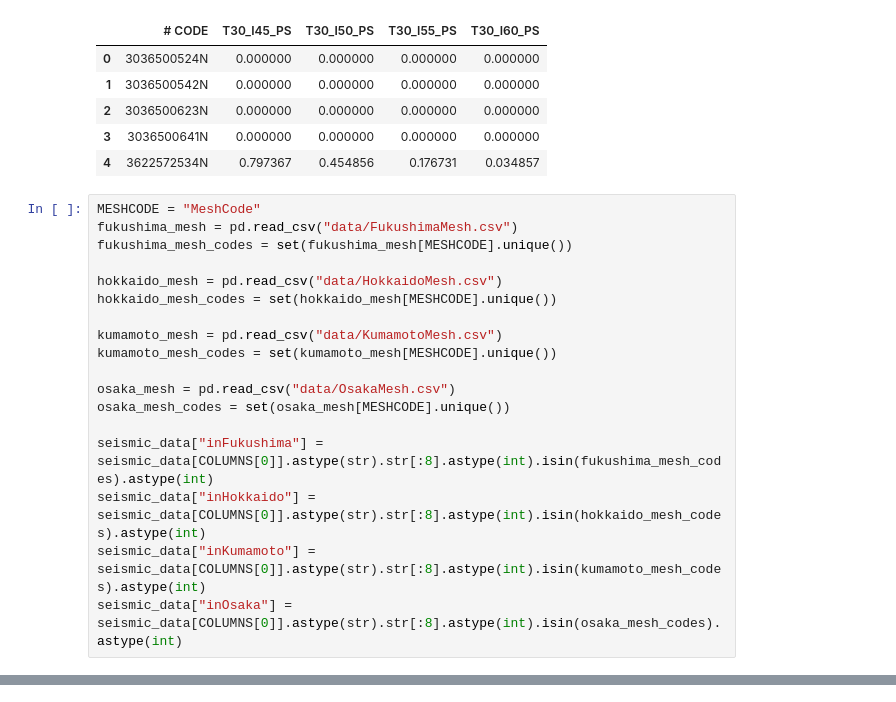
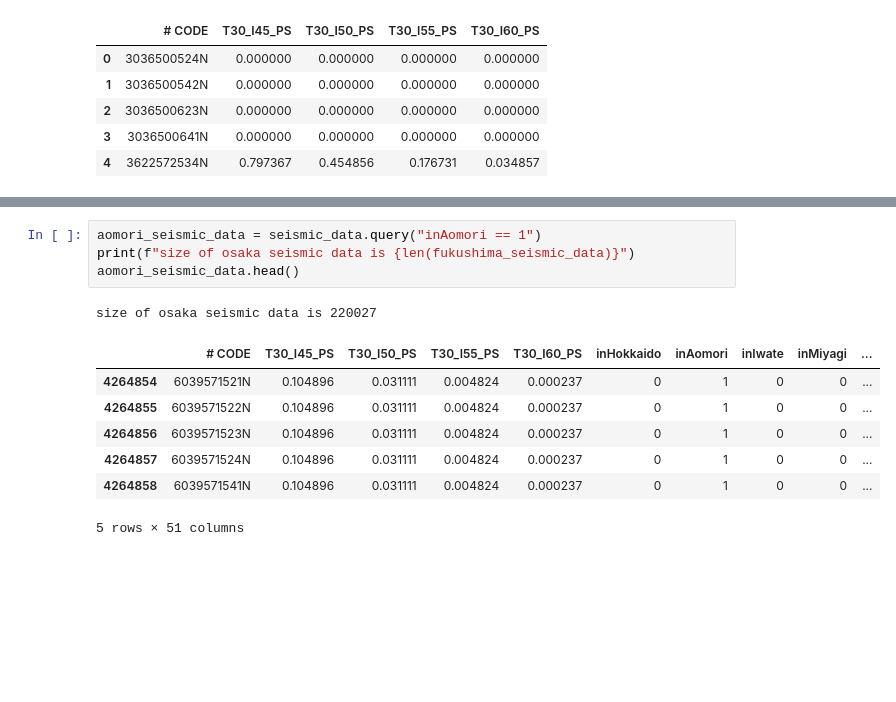
Before and after one commit to RussellzzZ/CausalInferenceDataScienceProject, a Jupyter notebook: data_project.ipynb, the cells around one changed output, grey strips where cells are left out. Cells and saved outputs as stored; diff of their text form; blank space fills up the shorter version.

```diff
--- a/data_project.ipynb
+++ b/data_project.ipynb
@@ -193,21 +193,3 @@ seismic_data.head()
 | 2 | 3036500623N | 0.000000 | 0.000000 | 0.000000 | 0.000000 |
 | 3 | 3036500641N | 0.000000 | 0.000000 | 0.000000 | 0.000000 |
 | 4 | 3622572534N | 0.797367 | 0.454856 | 0.176731 | 0.034857 |
-# %%
-MESHCODE = "MeshCode"
-fukushima_mesh = pd.read_csv("data/FukushimaMesh.csv")
-fukushima_mesh_codes = set(fukushima_mesh[MESHCODE].unique())
-
-hokkaido_mesh = pd.read_csv("data/HokkaidoMesh.csv")
-hokkaido_mesh_codes = set(hokkaido_mesh[MESHCODE].unique())
-
-kumamoto_mesh = pd.read_csv("data/KumamotoMesh.csv")
-kumamoto_mesh_codes = set(kumamoto_mesh[MESHCODE].unique())
-
-osaka_mesh = pd.read_csv("data/OsakaMesh.csv")
-osaka_mesh_codes = set(osaka_mesh[MESHCODE].unique())
-
-seismic_data["inFukushima"] = seismic_data[COLUMNS[0]].astype(str).str[:8].astype(int).isin(fukushima_mesh_codes).astype(int)
-seismic_data["inHokkaido"] = seismic_data[COLUMNS[0]].astype(str).str[:8].astype(int).isin(hokkaido_mesh_codes).astype(int)
-seismic_data["inKumamoto"] = seismic_data[COLUMNS[0]].astype(str).str[:8].astype(int).isin(kumamoto_mesh_codes).astype(int)
-seismic_data["inOsaka"] = seismic_data[COLUMNS[0]].astype(str).str[:8].astype(int).isin(osaka_mesh_codes).astype(int)
@@ -261,0 +315,13 @@ size of osaka seismic data is 31548
+# %%
+aomori_seismic_data = seismic_data.query("inAomori == 1")
+print(f"size of osaka seismic data is {len(fukushima_seismic_data)}")
+aomori_seismic_data.head()
+# %% [output]
+size of osaka seismic data is 220027
+|  | # CODE | T30_I45_PS | T30_I50_PS | T30_I55_PS | T30_I60_PS | inHokkaido | inAomori | inIwate | inMiyagi | ... |
+| 4264854 | 6039571521N | 0.104896 | 0.031111 | 0.004824 | 0.000237 | 0 | 1 | 0 | 0 | ... |
+| 4264855 | 6039571522N | 0.104896 | 0.031111 | 0.004824 | 0.000237 | 0 | 1 | 0 | 0 | ... |
+| 4264856 | 6039571523N | 0.104896 | 0.031111 | 0.004824 | 0.000237 | 0 | 1 | 0 | 0 | ... |
+| 4264857 | 6039571524N | 0.104896 | 0.031111 | 0.004824 | 0.000237 | 0 | 1 | 0 | 0 | ... |
+| 4264858 | 6039571541N | 0.104896 | 0.031111 | 0.004824 | 0.000237 | 0 | 1 | 0 | 0 | ... |
+5 rows × 51 columns
```
Also changed, not shown: parts of 6 cells of this notebook, 45 other files.
